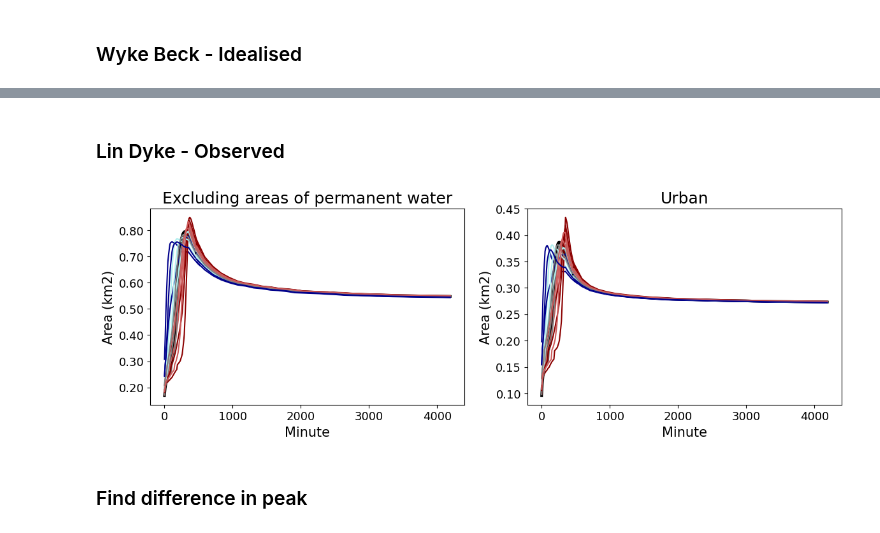
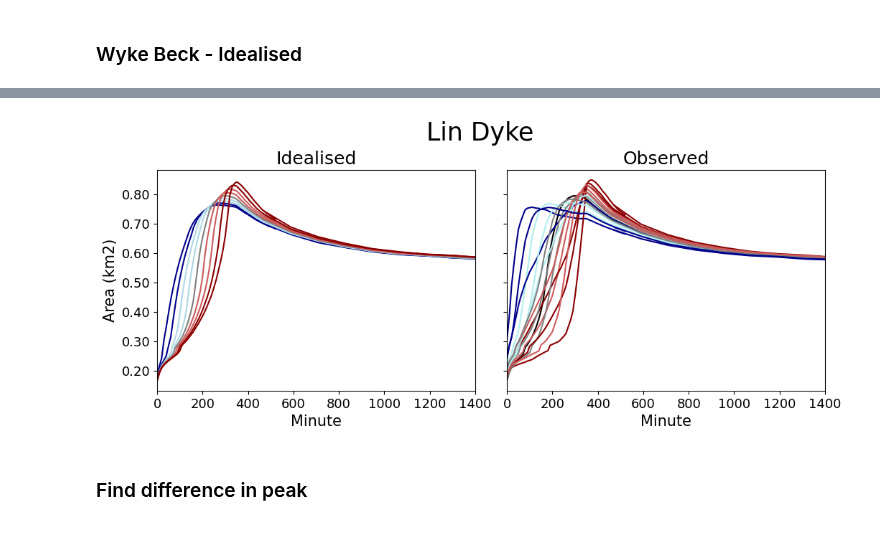
Before and after one commit to masher92/UKCP18, a Jupyter notebook: CatchmentAnalysis/PlotsForPaper/PlotFloodedArea.ipynb, the cells around one changed output, grey strips where cells are left out. Saved outputs shown, nothing was run; the diff lists cells and outputs as text; code cells hidden in the pictures.

```diff
--- a/CatchmentAnalysis/PlotsForPaper/PlotFloodedArea.ipynb
+++ b/CatchmentAnalysis/PlotsForPaper/PlotFloodedArea.ipynb
@@ -191,13 +179,0 @@ fig.savefig("Figs/FloodedAreaOverTime/LinDyke_Idealised_DiffBreakdowns.PNG", bbo
-# %% [markdown]
-### Lin Dyke - Observed
-# %%
-fig, axs = plt.subplots(ncols=2, figsize= (14,4))
-# Not wetlands, not water
-prep_and_plot_v2(axs[0], 'Excluding areas of permanent water', "Data/FloodedAreaOverTime/{}/{}/nowetlands_nopermwater_over10_10mins.csv".format('LinDyke', 'Observed'),
-             "Data/FloodedAreaOverTime/{}/{}/nowetlands_nopermwater_over10_2hrs.csv".format('LinDyke', 'Observed'), 'Observed', 'LinDyke', False)
-# Urban
-prep_and_plot_v2(axs[1], 'Urban', "Data/FloodedAreaOverTime/{}/{}/urban_10mins.csv".format('LinDyke', 'Observed'),
-             "Data/FloodedAreaOverTime/{}/{}/urban_2hrs.csv".format('LinDyke', 'Observed'), 'Observed', 'LinDyke', False)
-fig.savefig("Figs/FloodedAreaOverTime/LinDyke_Observed_DiffBreakdowns.PNG", bbox_inches = 'tight')
-# %% [output]
-[figure, removed]
@@ -215,3 +180,16 @@ fig.savefig("Figs/FloodedAreaOverTime/LinDyke_Observed_DiffBreakdowns.PNG", bbox
+# %%
+fig, axs = plt.subplots(ncols=2, figsize= (12,4), sharey= True, gridspec_kw={'wspace':0.1})
+# Not wetlands, not water
+prep_and_plot_v2(axs[0], 'Idealised', "Data/FloodedAreaOverTime/{}/{}/nowetlands_nopermwater_over10_10mins.csv".format('LinDyke', 'Idealised'),
+             "Data/FloodedAreaOverTime/{}/{}/nowetlands_nopermwater_over10_2hrs.csv".format('LinDyke', 'Idealised'), 'Idealised', 'LinDyke', True)
+# Urban
+prep_and_plot_v2(axs[1], 'Observed', "Data/FloodedAreaOverTime/{}/{}/nowetlands_nopermwater_over10_10mins.csv".format('LinDyke', 'Observed'),
+             "Data/FloodedAreaOverTime/{}/{}/nowetlands_nopermwater_over10_2hrs.csv".format('LinDyke', 'Observed'), 'Observed', 'LinDyke', True)
+fig.suptitle("Lin Dyke", fontsize=25, y=1.05);
+
+fig.savefig("Figs/FloodedAreaOverTime/LinDyke_FloodedAreaOverTime.PNG", bbox_inches = 'tight')
+# %% [output]
+[figure, added]
 # %% [markdown]
 ### Find difference in peak
 # %%
```
Also changed, not shown: parts of 10 cells of this notebook, 29 other files.
